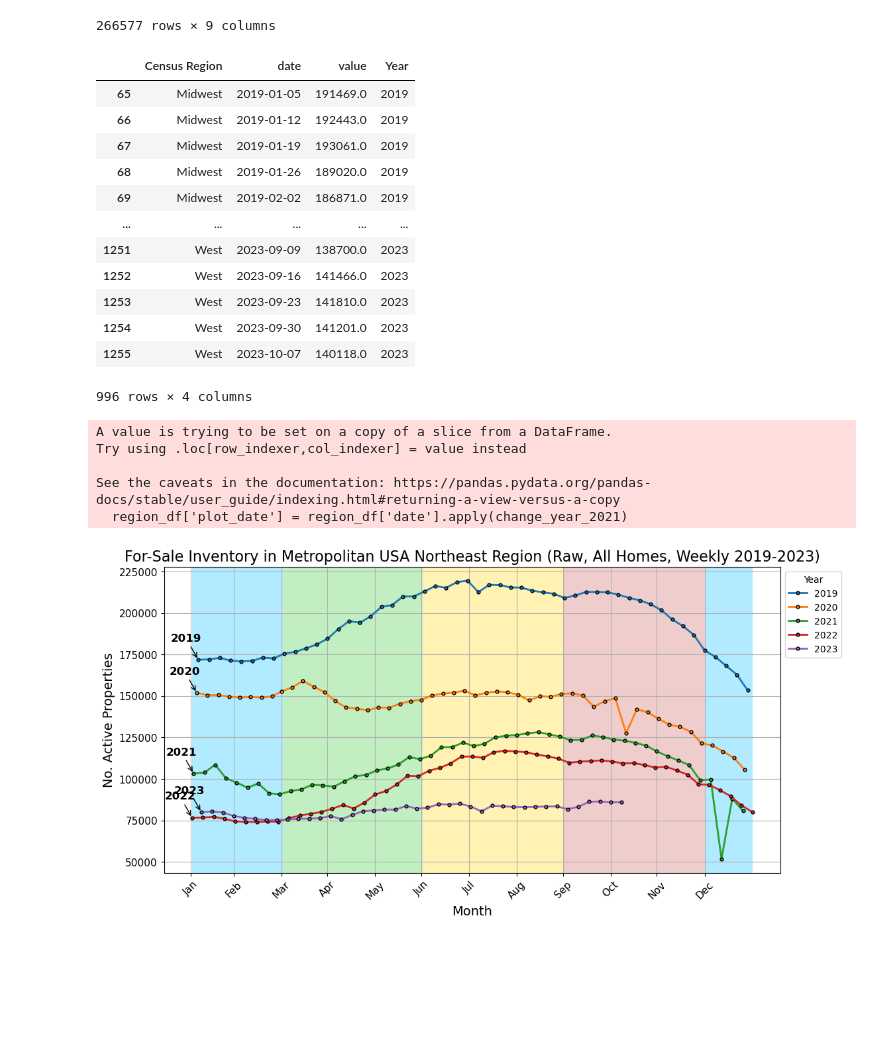
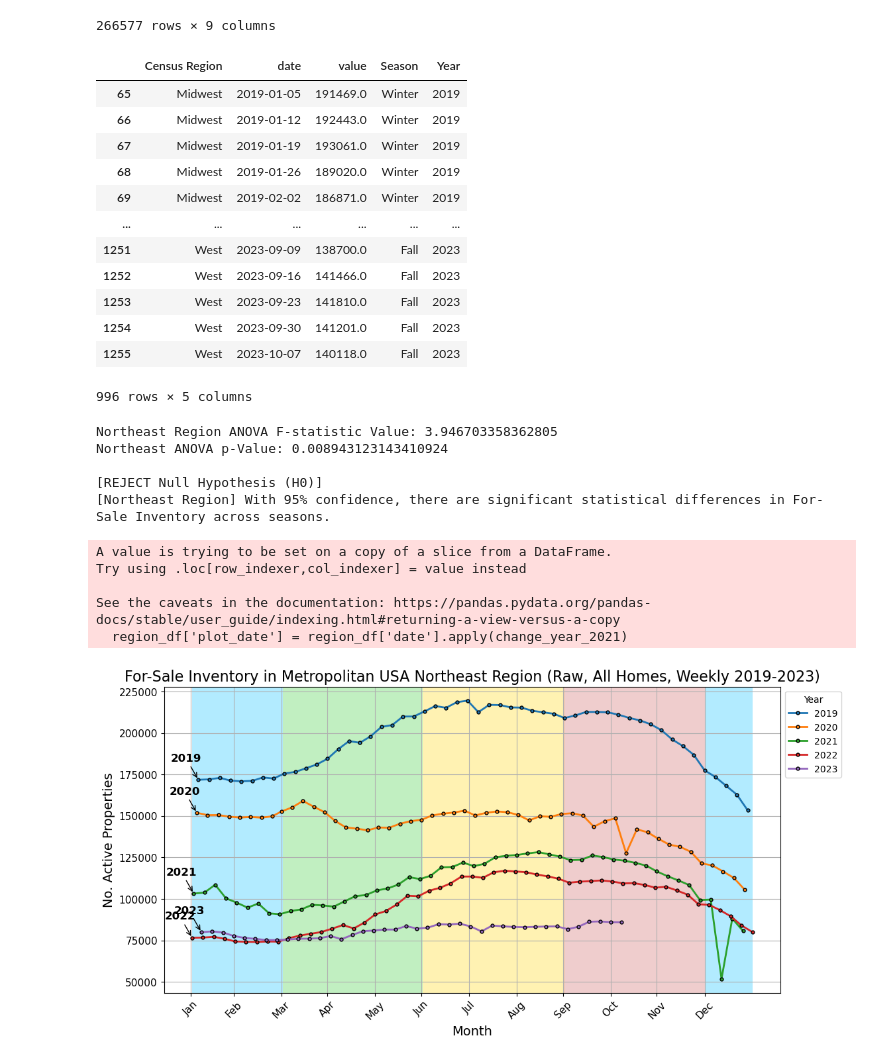
Before and after one commit to wdeen/project-real-estate-analysis, a Jupyter notebook: Wassim/iraw_data_analysis_WD.ipynb, the cells around one changed output. Saved outputs shown, nothing was run; the diff lists cells and outputs as text; code cells hidden in the pictures; blank space fills up the shorter version.

Commit message:
added ANOVA test function to my analysis

```diff
--- a/Wassim/iraw_data_analysis_WD.ipynb
+++ b/Wassim/iraw_data_analysis_WD.ipynb
@@ -72,33 +72,61 @@ iraw_df
 | 266576 | IRAW | 394297 | 2018-01-13 | 159.0 | metro | Aberdeen, SD | Aberdeen | SD | Midwest |
 266577 rows × 9 columns
 # %%
+# Function to obtain the season for the given date
+def get_season (date):
+
+    # Get the month and day of current date
+    month = date.month
+    day = date.day
+
+    # If Month is December or January or February, return Winter
+    if (month == 12) or (month <= 2) :
+        return 'Winter'
+
+    # Else If Month is between March and May, return Spring
+    elif 3 < month <= 5:
+        return 'Spring'
+
+    # Else If Month is between June and August, return Summer
+    elif 6 < month <= 8:
+        return 'Summer'
+
+    # Otherwise, Return Fall
+    else:
+        return 'Fall'
+
+
 # Further aggregation is required
 # Aggregate Active Sales Properties by Census Region & Date
 groupby_usa_region = iraw_df.groupby(["Census Region", "date"])["value"].sum().reset_index()
 
 # Convert date into datetime; used for plotting
 groupby_usa_region["date"] = pd.to_datetime(groupby_usa_region["date"])
+
+# Create new 'Season column'; pass values from 'date' to get_season function to return the Season for every row
+# Column will be used for statistical testing purposes
+groupby_usa_region['Season'] = groupby_usa_region['date'].apply(get_season)
 
 # Add 'Year' column; used for plotting
 groupby_usa_region['Year'] = groupby_usa_region['date'].dt.year
 
 # Remove rows with Year 2017 and 2018; will not be plotted
 remove_years = [2017, 2018]
 groupby_usa_region = groupby_usa_region[~groupby_usa_region["Year"].isin(remove_years)]
 
 groupby_usa_region
 # %% [output]
-|  | Census Region | date | value | Year |
-| 65 | Midwest | 2019-01-05 | 191469.0 | 2019 |
-| 66 | Midwest | 2019-01-12 | 192443.0 | 2019 |
-| 67 | Midwest | 2019-01-19 | 193061.0 | 2019 |
-| 68 | Midwest | 2019-01-26 | 189020.0 | 2019 |
-| 69 | Midwest | 2019-02-02 | 186871.0 | 2019 |
-| ... | ... | ... | ... | ... |
-| 1251 | West | 2023-09-09 | 138700.0 | 2023 |
-| 1252 | West | 2023-09-16 | 141466.0 | 2023 |
-| 1253 | West | 2023-09-23 | 141810.0 | 2023 |
-| 1254 | West | 2023-09-30 | 141201.0 | 2023 |
-| 1255 | West | 2023-10-07 | 140118.0 | 2023 |
+|  | Census Region | date | value | Season | Year |
+| 65 | Midwest | 2019-01-05 | 191469.0 | Winter | 2019 |
+| 66 | Midwest | 2019-01-12 | 192443.0 | Winter | 2019 |
+| 67 | Midwest | 2019-01-19 | 193061.0 | Winter | 2019 |
+| 68 | Midwest | 2019-01-26 | 189020.0 | Winter | 2019 |
+| 69 | Midwest | 2019-02-02 | 186871.0 | Winter | 2019 |
+| ... | ... | ... | ... | ... | ... |
+| 1251 | West | 2023-09-09 | 138700.0 | Fall | 2023 |
+| 1252 | West | 2023-09-16 | 141466.0 | Fall | 2023 |
+| 1253 | West | 2023-09-23 | 141810.0 | Fall | 2023 |
+| 1254 | West | 2023-09-30 | 141201.0 | Fall | 2023 |
+| 1255 | West | 2023-10-07 | 140118.0 | Fall | 2023 |
-996 rows × 4 columns
+996 rows × 5 columns
 # %%
@@ -208,13 +268,20 @@ def plot_region_time_series (region_df) :
 # %%
 northeast_df = groupby_usa_region[groupby_usa_region["Census Region"] == "Northeast"]
 
+anova_test(northeast_df)
+
 plot_region_time_series(northeast_df)
 # %% [output]
-A value is trying to be set on a copy of a slice from a DataFrame.
-Try using .loc[row_indexer,col_indexer] = value instead
+Northeast Region ANOVA F-statistic Value: 3.946703358362805
+Northeast ANOVA p-Value: 0.008943123143410924
 
-See the caveats in the documentation: https://pandas.pydata.org/pandas-docs/stable/user_guide/indexing.html#returning-a-view-versus-a-copy
-  region_df['plot_date'] = region_df['date'].apply(change_year_2021)
+[REJECT Null Hypothesis (H0)]
+[Northeast Region] With 95% confidence, there are significant statistical differences in For-Sale Inventory across seasons.
+A value is trying to be set on a copy of a slice from a DataFrame.
+Try using .loc[row_indexer,col_indexer] = value instead
+
+See the caveats in the documentation: https://pandas.pydata.org/pandas-docs/stable/user_guide/indexing.html#returning-a-view-versus-a-copy
+  region_df['plot_date'] = region_df['date'].apply(change_year_2021)
 [figure]
 # %%
 midwest_df = groupby_usa_region[groupby_usa_region["Census Region"] == "Midwest"]
```
Also changed, not shown: parts of 4 cells of this notebook.
